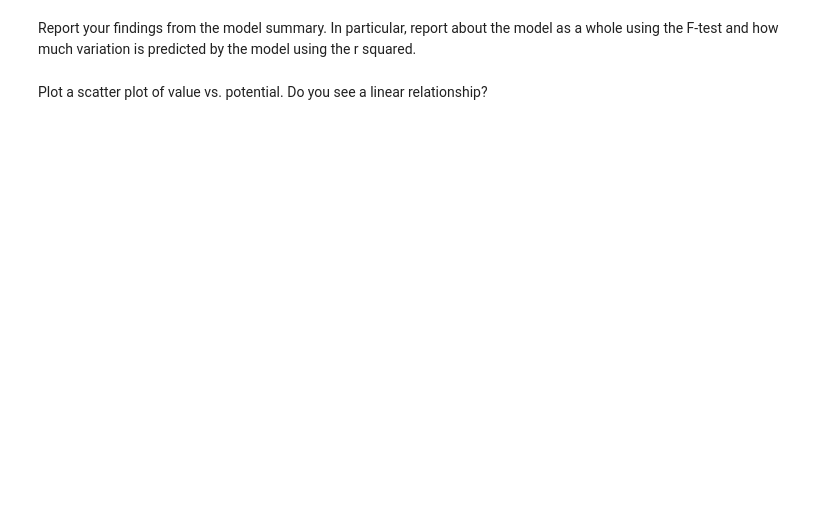
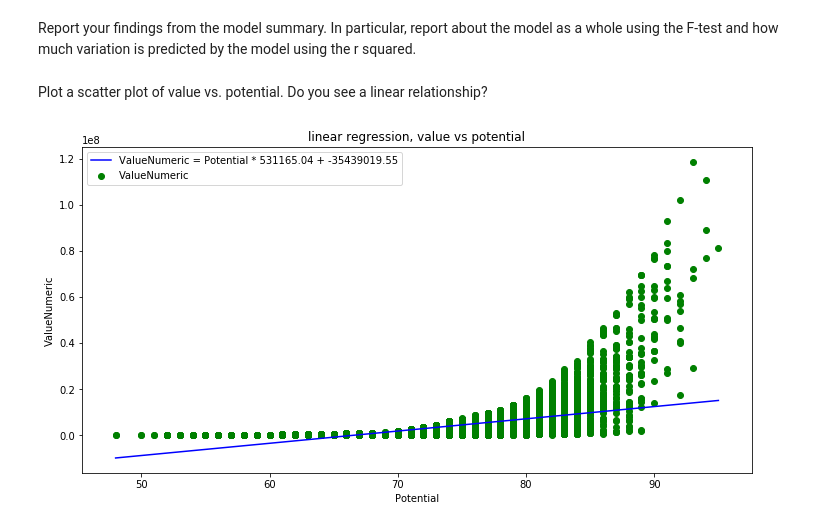
Before and after one commit to ta-datapt-bcn/lab-correlation-tests-with-scipy, a Jupyter notebook: your-code/main.ipynb, the cells around one changed output. Drawn from its saved outputs; the diff is of its cells as text; code cells hidden in the pictures; blank space fills up the shorter version.

```diff
--- a/your-code/main.ipynb
+++ b/your-code/main.ipynb
@@ -25,3 +35,6 @@ Player's values are expressed in millions of euros. We would like this column to
+# %%
+# Your code here:
+fifa['ValueNumeric'] = [float(x.strip('€M'))*1000000 if not 'K' in x else float(x.strip('€K'))*1000 for x in fifa['Value']]
 # %% [markdown]
 #### We'd like to determine whether a player's preffered foot and position have an impact on their value.
 
@@ -48,3 +87,5 @@ Our goal with using linear regression is to create a mathematical model that wil
 We'll start by ensuring there are no missing values. Examine all variables for all missing values. If there are missing values in a row, remove the entire row.
 # %%
 # Your code here:
+fifa = fifa.dropna(axis=0)
+fifa.isnull().sum()
@@ -69,2 +191,10 @@ Report your findings from the model summary. In particular, report about the mod
+# %%
+# Your conclusions here:
+from scipy.stats import linregress
+import matplotlib.pyplot as plt
+
+reg_result = linregress(fifa["Potential"], fifa["ValueNumeric"])
+x = np.linspace(fifa['Potential'].min(), fifa['Potential'].max(), 50)
+y = reg_result[1] + reg_result[0] * x
 # %% [markdown]
 Plot a scatter plot of value vs. potential. Do you see a linear relationship?
@@ -72,0 +201,17 @@ Plot a scatter plot of value vs. potential. Do you see a linear relationship?
+# %%
+# Your code here:
+plt.figure(figsize=(12, 6))
+plt.plot(x, y, c='b',
+         label=f'ValueNumeric = Potential * {reg_result[0]:.2f} + {reg_result[1]:.2f}')
+plt.scatter(fifa['Potential'],
+            fifa['ValueNumeric'],
+            marker='o',
+            color='green',
+            label='ValueNumeric')
+plt.title('linear regression, value vs potential')
+plt.xlabel('Potential')
+plt.ylabel('ValueNumeric')
+plt.legend()
+plt.show()
+# %% [output]
+[figure, added]
```
Also changed, not shown: parts of 21 cells of this notebook.
